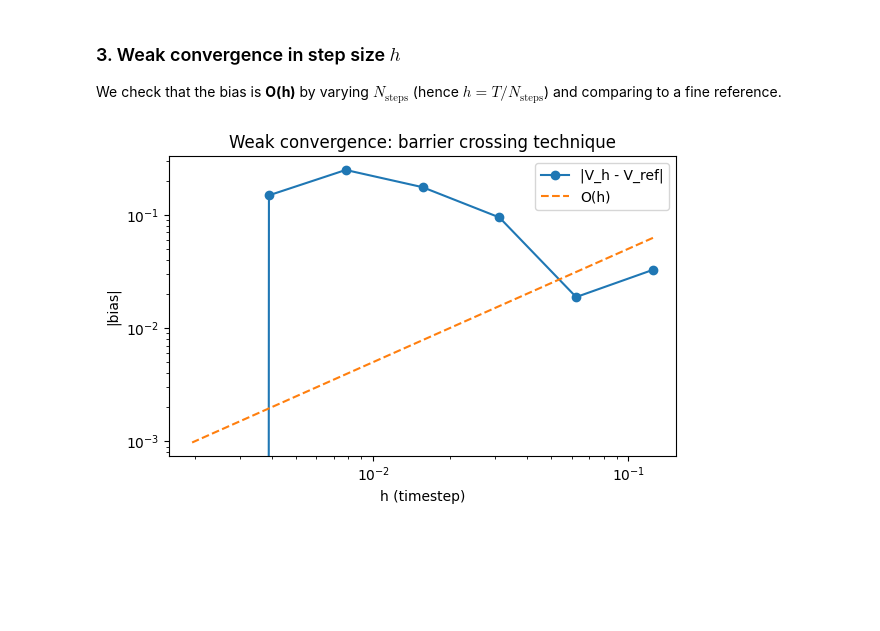
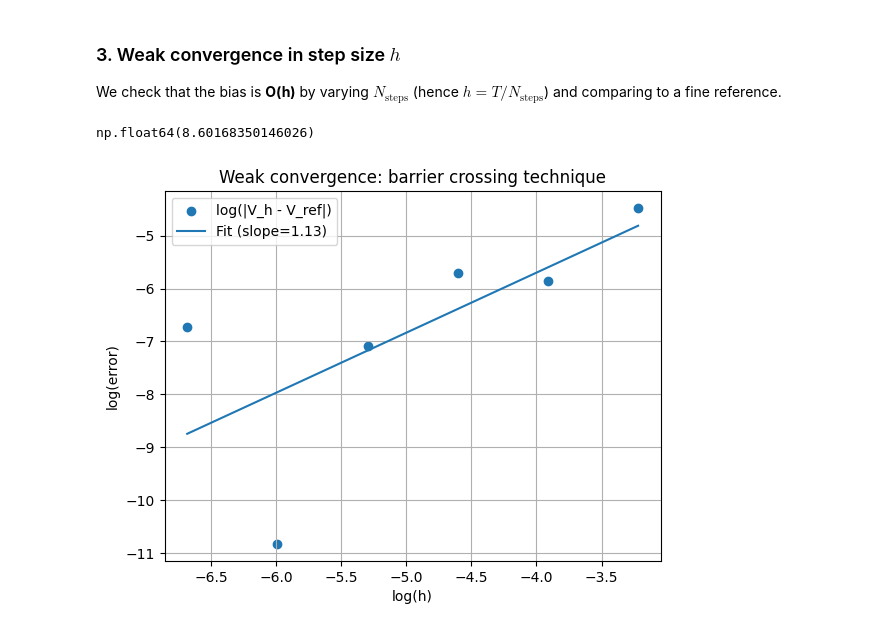
Before and after one commit to AnranSeverac/SimulationMethods, a Jupyter notebook: simulation_methods_assignment.ipynb, the cells around one changed output. Cells and saved outputs as stored; diff of their text form; code cells hidden in the pictures; blank space fills up the shorter version.

```diff
--- a/simulation_methods_assignment.ipynb
+++ b/simulation_methods_assignment.ipynb
@@ -166,29 +170,55 @@ Std(Vega_hat) = 0.225414
 # %% [markdown]
 ### 3. Weak convergence in step size $h$
 We check that the bias is **O(h)** by varying $N_{\text{steps}}$ (hence $h = T/N_{\text{steps}}$) and comparing to a fine reference.
-# %%
-N_paths_conv = 100_000
-steps_list = [8, 16, 32, 64, 128, 256, 512]
-values = []
-for N_steps in steps_list:
-    S, W, h = simulate_gbm_paths(S0, r, sigma, T, N_steps, N_paths_conv, seed=43)
-    _, _, pay = pathwise_delta_vega(S, W, h, S0, r, sigma, T, K, B)
-    values.append(np.mean(pay))
-
-values = np.array(values)
-h_list = T / np.array(steps_list)
-ref = values[-1]  # finest as reference
-err = np.abs(values - ref)
-
-fig, ax = plt.subplots(1, 1, figsize=(6, 4))
-ax.loglog(h_list, err, 'o-', label='|V_h - V_ref|')
-ax.loglog(h_list, 0.5 * h_list, '--', label='O(h)')
-ax.set_xlabel('h (timestep)')
-ax.set_ylabel('|bias|')
-ax.legend()
-ax.set_title('Weak convergence: barrier crossing technique')
-plt.tight_layout()
-plt.show()
-# %% [output]
-[figure, removed]
+# %%
+# Simulate the prices on refined grid
+
+N_fine = 1600 # must be max of steps_list
+N_paths_conv = 750000
+S_fine, W_fine, h_fine = simulate_gbm_paths(S0, r, sigma, T, N_fine, N_paths_conv, seed=42)
+one_minus_p_fine = brownian_bridge(S_fine, h_fine, sigma, B)
+payoff_samples = pathwise_option_value(S_fine, r, sigma, T, K, one_minus_p_fine)
+ref = np.mean(payoff_samples)
+# %%
+ref
+# %% [output]
+np.float64(8.60168350146026)
+# %%
+#iterate through N
+steps_list=[25, 50, 100, 200, 400, 800]
+values = []
+for N_steps in steps_list:
+    step_ratio = N_fine // N_steps
+    S_coarse = S_fine[:, ::step_ratio]
+    h = T / N_steps
+    one_minus_p_coarse = brownian_bridge(S_coarse, h, sigma, B)
+    pay = pathwise_option_value(S_coarse, r, sigma, T, K, one_minus_p_coarse)
+    values.append(np.mean(pay))
+# %%
+#check order of connvergence
+values = np.array(values)
+h_list = T / np.array(steps_list)
+err = np.abs(values - ref)
+log_h = np.log(h_list)
+log_err = np.log(err)
+
+slope, intercept = np.polyfit(log_h, log_err, 1)
+
+# --- fitted line ---
+log_h_line = np.linspace(min(log_h), max(log_h), 100)
+log_err_line = slope * log_h_line + intercept
+
+plt.figure()
+plt.scatter(log_h,log_err, label='log(|V_h - V_ref|)')
+plt.plot(log_h_line, log_err_line, label=f"Fit (slope={slope:.2f})")
+#plt.plot(log_h, log_h, '--', label='O(h)')
+plt.title('Weak convergence: barrier crossing technique')
+plt.legend()
+plt.xlabel("log(h)")
+plt.ylabel("log(error)")
+plt.grid(True)
+plt.savefig("order.png")
+plt.show()
+# %% [output]
+[figure, added]
 # %% [markdown]
```
Also changed, not shown: parts of 21 cells of this notebook.
